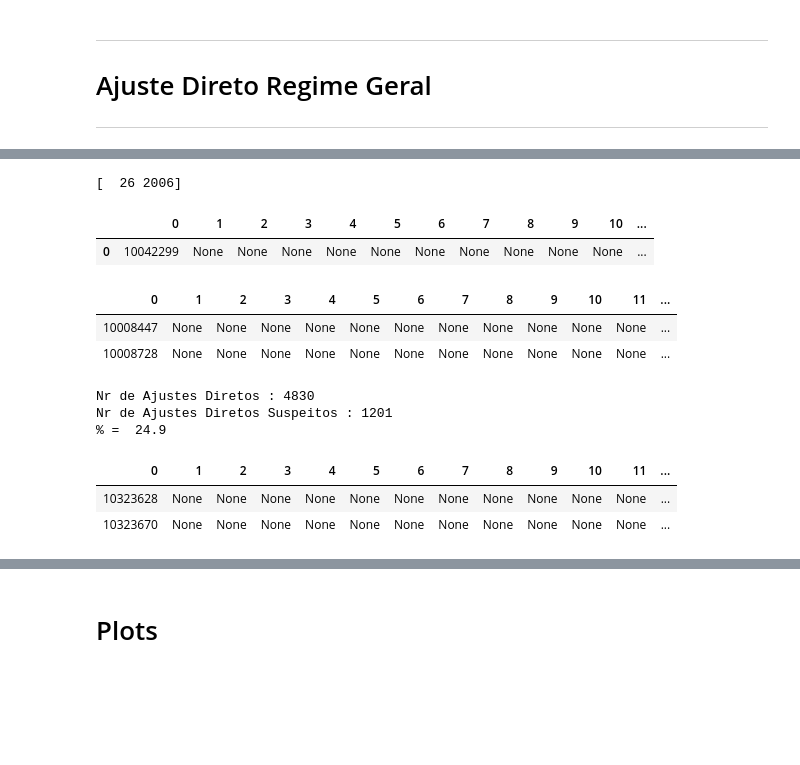
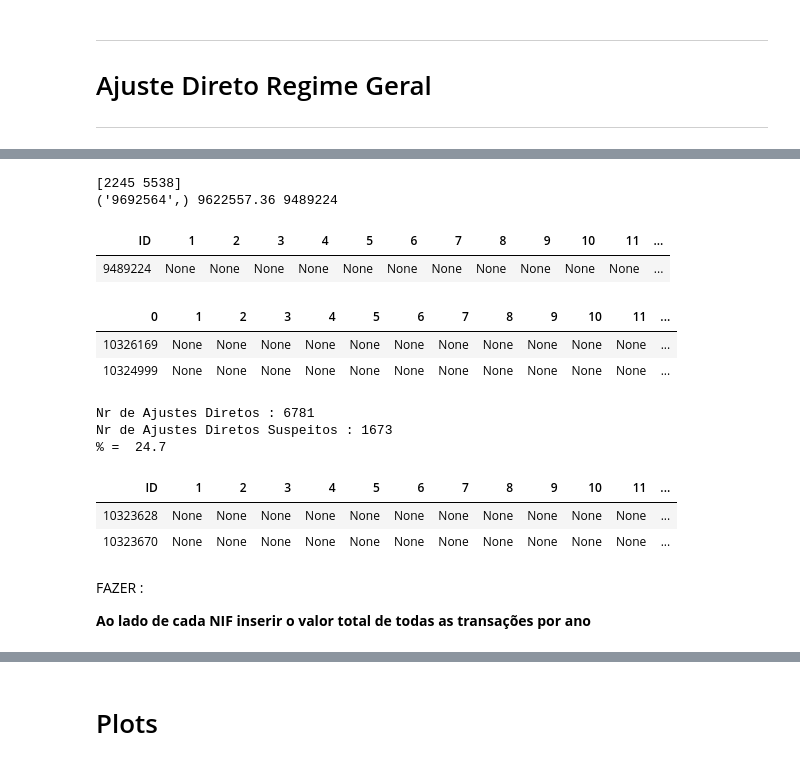
Before and after one commit to francisco-vpereira/ForceraIntership, a Jupyter notebook: forcera/scripts/contratos_v2.ipynb, the cells around one changed output, grey strips where cells are left out. Drawn from its saved outputs; the diff is of its cells as text; code cells hidden in the pictures; blank space fills up the shorter version.

```diff
--- a/forcera/scripts/contratos_v2.ipynb
+++ b/forcera/scripts/contratos_v2.ipynb
@@ -176,9 +108,3 @@ HTML(df.to_html(index=False))
-# %%
-def h(df):
-    """
-    Função que permite ver dataframe completa e de forma mais organizada
-    """
-    return HTML(df.to_html(index=False))
 # %% [markdown]
 ***
 
@@ -337,31 +129,0 @@ cpub = cpv('72', 'Concurso público')
-# %%
-def contrato(ide):
-    '''
-    Função que retorna linha da database referente ao contrato com id = ide
-    '''
-
-    cur = conn.cursor()
-    cur.execute('''
-        SELECT *
-        FROM "contratos"
-        WHERE id = %s; ''', (ide,))
-    return pd.DataFrame(cur.fetchall())
-
-
-def contratos(ide):
-    '''
-    Função que retorna contratos referentes a um conjunto de ids
-
-    Parâmetros :
-        ide : tuplo de id's de anúncios
-
-    return:
-        dataframe com contratos
-    '''
-
-    cur = conn.cursor()
-    cur.execute('''
-        SELECT *
-        FROM "contratos"
-        WHERE id IN %s; ''', (tuple(ide),))
-    return pd.DataFrame(cur.fetchall())
@@ -736,7 +183,7 @@ contratos(ajdir)
 ajustesdir = contratos(ajdir)
 
 # Renomear colunas dos preços base e contratual
-ajustesdir = ajustesdir.rename(columns={18:'PrecoContratual', 38:'TipoProcedimento'})
+ajustesdir = ajustesdir.rename(columns={0:'ID', 18:'PrecoContratual', 38:'TipoProcedimento'})
 
 # Conversão dos precos contratuais para float a fim de os comparar aos preços base
 ajustesdir.PrecoContratual = ajustesdir.iloc[:,18].astype('float')
@@ -819,15 +275,16 @@ dtype: int64
 # %%
 # Valor máximo de um ajuste direto é mais de 3.000.000,00€
 
 # Índice do array do valor mais alto
-print(np.where(ajustesdir.PrecoContratual > 3000000)[0])
+print(np.where(ajustesdir.PrecoContratual > 6000000)[0])
 
 # ID do contrato correspondente
-# ajdir[30]
+print(ajdir[5538], ajustesdir.PrecoContratual[5538], ajustesdir.ID[5538])
 
-HTML((contrato(ajdir[30])).to_html(index=True))
+h(ajustesdir[ajustesdir.ID == '9489224'])
 # %% [output]
-[  26 2006]
+[2245 5538]
+('9692564',) 9622557.36 9489224
-|  | 0 | 1 | 2 | 3 | 4 | 5 | 6 | 7 | 8 | 9 | 10 | ... |
-| 0 | 10042299 | None | None | None | None | None | None | None | None | None | None | ... |
+| ID | 1 | 2 | 3 | 4 | 5 | 6 | 7 | 8 | 9 | 10 | 11 | ... |
+| 9489224 | None | None | None | None | None | None | None | None | None | None | None | ... |
 # %%
@@ -836,21 +293,21 @@ rflag = redflag2(ajustesdir, ajdir)
 # %%
 # Ajustes Diretos com preço contratual superior a 20.000€
-h(contratos(redflag2(ajustesdir, ajdir)).head(2))
+h(contratos(rflag).head(2))
 # %% [output]
 | 0 | 1 | 2 | 3 | 4 | 5 | 6 | 7 | 8 | 9 | 10 | 11 | ... |
-| 10008447 | None | None | None | None | None | None | None | None | None | None | None | ... |
-| 10008728 | None | None | None | None | None | None | None | None | None | None | None | ... |
+| 10326169 | None | None | None | None | None | None | None | None | None | None | None | ... |
+| 10324999 | None | None | None | None | None | None | None | None | None | None | None | ... |
 # %%
 print('Nr de Ajustes Diretos :', len(ajustesdir))
-print('Nr de Ajustes Diretos Suspeitos :', len(contratos(redflag2(ajustesdir, ajdir))))
-print('% = ', round(len(contratos(redflag2(ajustesdir, ajdir)))/len(ajustesdir), 3)*100 )
+print('Nr de Ajustes Diretos Suspeitos :', len(contratos(rflag)))
+print('% = ', round(len(contratos(rflag))/len(ajustesdir), 3)*100 )
 # %% [output]
-Nr de Ajustes Diretos : 4830
-Nr de Ajustes Diretos Suspeitos : 1201
-% =  24.9
+Nr de Ajustes Diretos : 6781
+Nr de Ajustes Diretos Suspeitos : 1673
+% =  24.7
 # %%
 # As colunas da dataframe de entidade adjudicante e entidade adjudicataria vão ser decompostas em 3 novas colunas: Entidade-NIF-URL
-ajustesdir = ajustesdir.rename(columns={20: 'Adjudicante', 21:'Fundamentação', 22:'Adjudicatária'})
+ajustesdir = ajustesdir.rename(columns={0 : 'ID', 20: 'Adjudicante', 21:'Fundamentação', 22:'Adjudicatária'})
 
 
 # Separação dos elementos de cada coluna em Entidade-NIF-URL
@@ -871,9 +328,13 @@ ajustesdir = pd.concat([ajustesdir, Df_extracted1], axis=1)
 
 h(ajustesdir.head(2))
 # %% [output]
-| 0 | 1 | 2 | 3 | 4 | 5 | 6 | 7 | 8 | 9 | 10 | 11 | ... |
+| ID | 1 | 2 | 3 | 4 | 5 | 6 | 7 | 8 | 9 | 10 | 11 | ... |
 | 10323628 | None | None | None | None | None | None | None | None | None | None | None | ... |
 | 10323670 | None | None | None | None | None | None | None | None | None | None | None | ... |
+# %% [markdown]
+FAZER :
+
+**Ao lado de cada NIF inserir o valor total de todas as transações por ano**
 # %%
 counts = ajustesdir.groupby('NIF1').size().reset_index(name='Count')
 counts1 = ajustesdir.groupby('NIF2').size().reset_index(name='Count')
```
Also changed, not shown: parts of 50 cells of this notebook, 4 other files.
